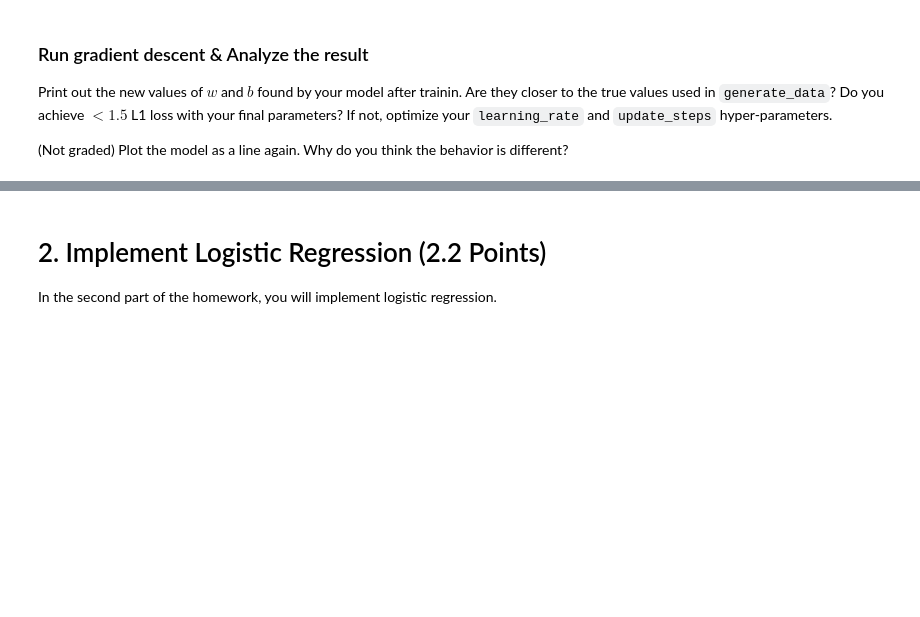
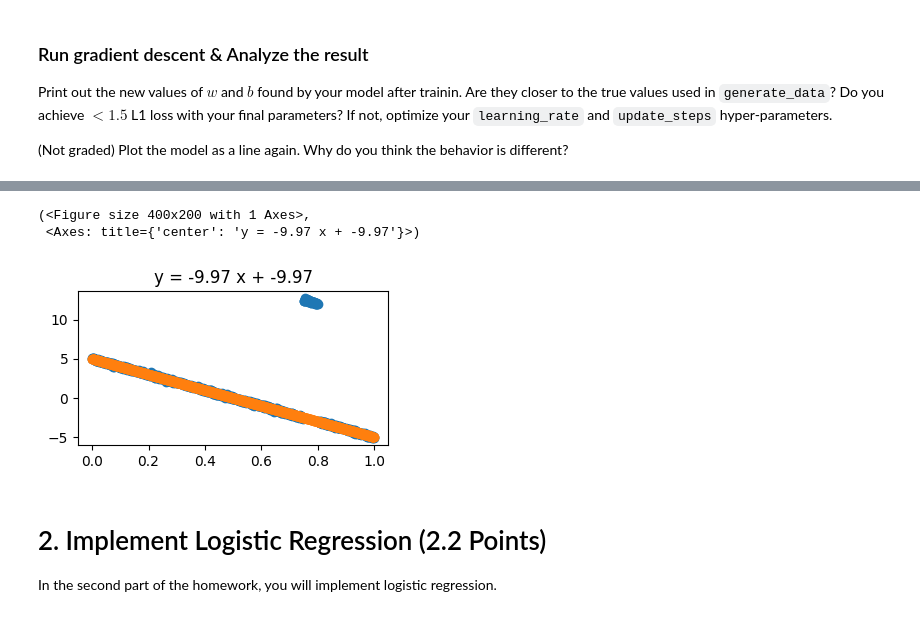
Before and after one commit to KyleDong03/CSC-2516, a Jupyter notebook: Fall26_HW1_Regression.ipynb, the cells around one changed output, grey strips where cells are left out. Cells and saved outputs as stored; diff of their text form; code cells hidden in the pictures; blank space fills up the shorter version.

```diff
--- a/Fall26_HW1_Regression.ipynb
+++ b/Fall26_HW1_Regression.ipynb
@@ -276,22 +289,27 @@ plt.ylabel("Loss")
 # %%
 def plot_robust_lr_model_prediction(x, y):
   fig, ax = plt.subplots(figsize=(4, 2))
   ##########################################
   ## TODO: Create a scatter plot of the data
   # (0 points)
   ## Your Code
-
+  ax.scatter(x,y)
   ## TODO: Create a scatter plot of the predicted values (by the robust_lr model)
   # (0 points)
   ## Your Code
-
+  pred = robust_lr_model(weight= robust_lr_new_weight, bias= robust_lr_new_bias, inputs= x)
+  ax.scatter(x, pred)
   ##########################################
 
   ax.set_title(f"y = {robust_lr_new_weight:.2f} x + {robust_lr_new_weight:.2f}")
 
   return fig, ax
 
 plot_robust_lr_model_prediction(inputs,targets)
+# %% [output]
+(<Figure size 400x200 with 1 Axes>,
+ <Axes: title={'center': 'y = -9.97 x + -9.97'}>)
+[figure, added]
 # %% [markdown]
 # 2. Implement Logistic Regression (2.2 Points)
 In the second part of the homework, you will implement logistic regression.
```
Also changed, not shown: parts of 10 cells of this notebook.
